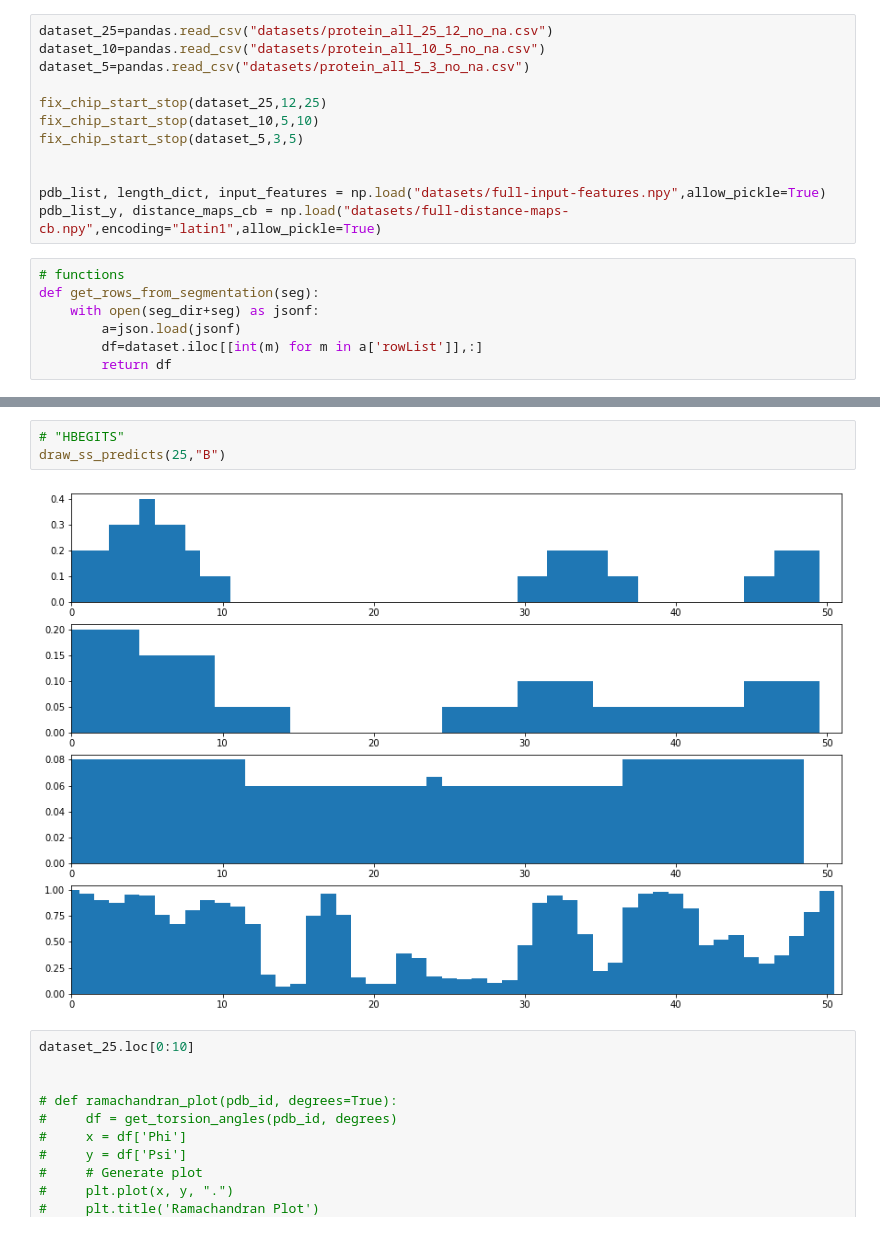
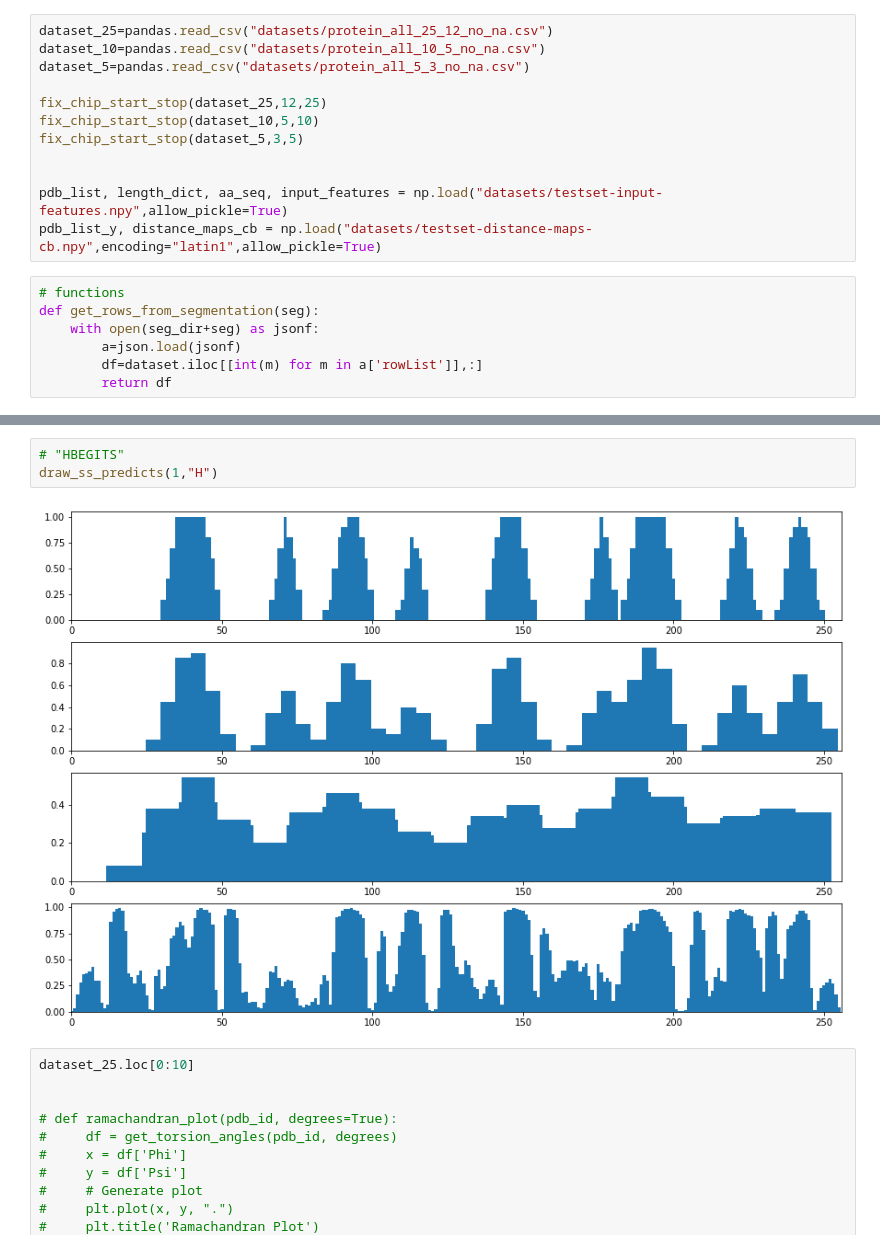
Before and after one commit to koneill1994/Protein_TDA_Analysis, a Jupyter notebook: Visualizer_prototype.ipynb, the cells around one changed output, grey strips where cells are left out. Cells and saved outputs as stored; diff of their text form.

```diff
--- a/Visualizer_prototype.ipynb
+++ b/Visualizer_prototype.ipynb
@@ -52,8 +492,8 @@ fix_chip_start_stop(dataset_10,5,10)
 fix_chip_start_stop(dataset_5,3,5)
 
 
-pdb_list, length_dict, input_features = np.load("datasets/full-input-features.npy",allow_pickle=True)
-pdb_list_y, distance_maps_cb = np.load("datasets/full-distance-maps-cb.npy",encoding="latin1",allow_pickle=True)
+pdb_list, length_dict, aa_seq, input_features = np.load("datasets/testset-input-features.npy",allow_pickle=True)
+pdb_list_y, distance_maps_cb = np.load("datasets/testset-distance-maps-cb.npy",encoding="latin1",allow_pickle=True)
 # %%
 # functions
 def get_rows_from_segmentation(seg):
@@ -123,8 +636,8 @@ def draw_ss_predicts(index,ss):
 # %%
 # "HBEGITS"
-draw_ss_predicts(25,"B")
+draw_ss_predicts(1,"H")
 # %% [output]
-[figure, old version]
+[figure, new version]
 # %%
 dataset_25.loc[0:10]
 
```
Also changed, not shown: parts of 8 cells of this notebook, 1 other file.
